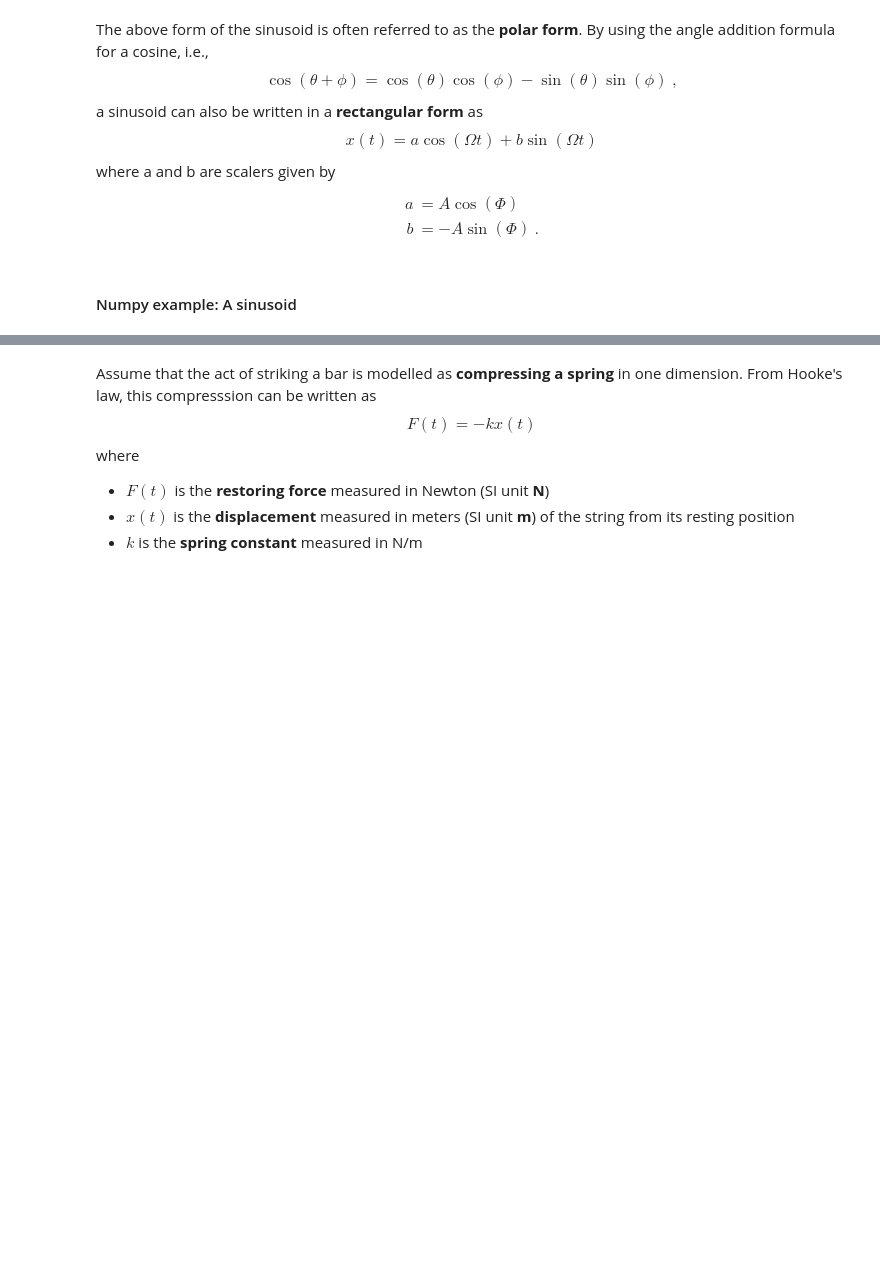
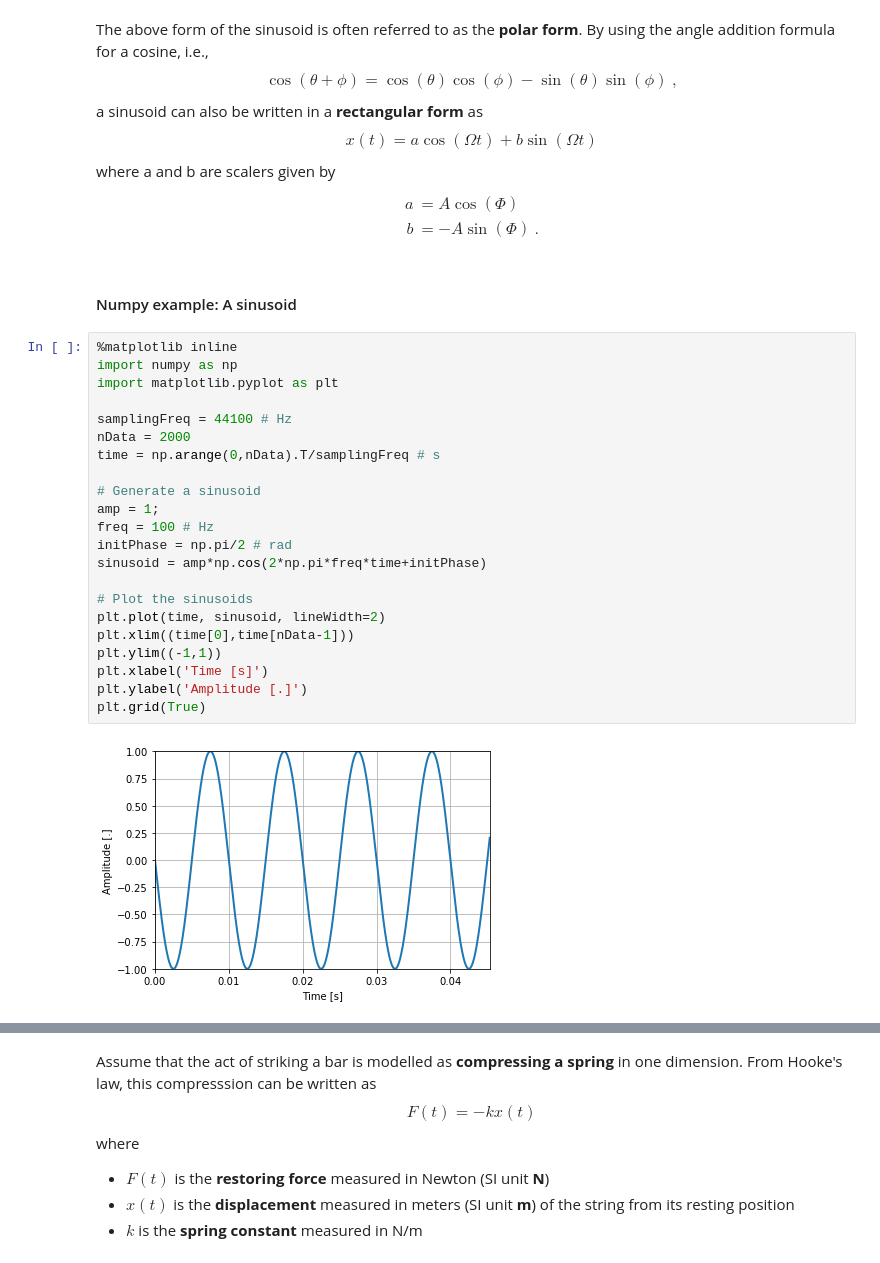
Before and after one commit to SMC-AAU-CPH/med4-ap-jupyter, a Jupyter notebook: lecture1_What_is_Sound/apLecture1.ipynb, the cells around one changed output, grey strips where cells are left out. Cells and saved outputs as stored; diff of their text form; blank space fills up the shorter version.

Commit message:
added the missed numpy sine code

```diff
--- a/lecture1_What_is_Sound/apLecture1.ipynb
+++ b/lecture1_What_is_Sound/apLecture1.ipynb
@@ -87,6 +87,30 @@ where a and b are scalers given by
 \end{align}
 # %% [markdown]
 #### Numpy example: A sinusoid
+# %%
+%matplotlib inline
+import numpy as np
+import matplotlib.pyplot as plt
+
+samplingFreq = 44100 # Hz
+nData = 2000
+time = np.arange(0,nData).T/samplingFreq # s
+
+# Generate a sinusoid
+amp = 1;
+freq = 100 # Hz
+initPhase = np.pi/2 # rad
+sinusoid = amp*np.cos(2*np.pi*freq*time+initPhase)
+
+# Plot the sinusoids
+plt.plot(time, sinusoid, lineWidth=2)
+plt.xlim((time[0],time[nData-1]))
+plt.ylim((-1,1))
+plt.xlabel('Time [s]')
+plt.ylabel('Amplitude [.]')
+plt.grid(True)
+# %% [output]
+[figure, added]
 # %% [markdown]
 #### Example: Generation of a sinusoid from a vibrating bar
 <br />
```
Also changed, not shown: parts of 1 cell of this notebook.
